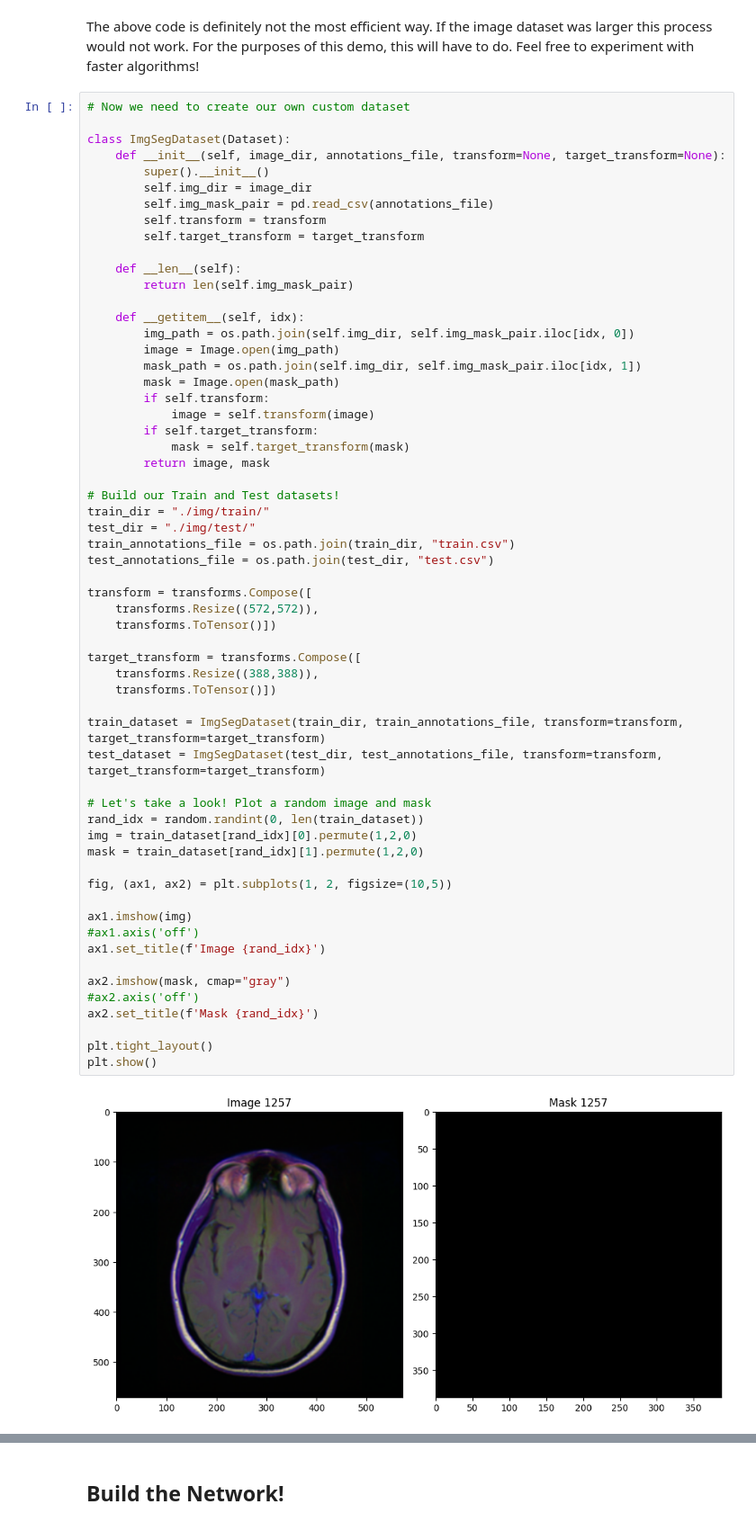
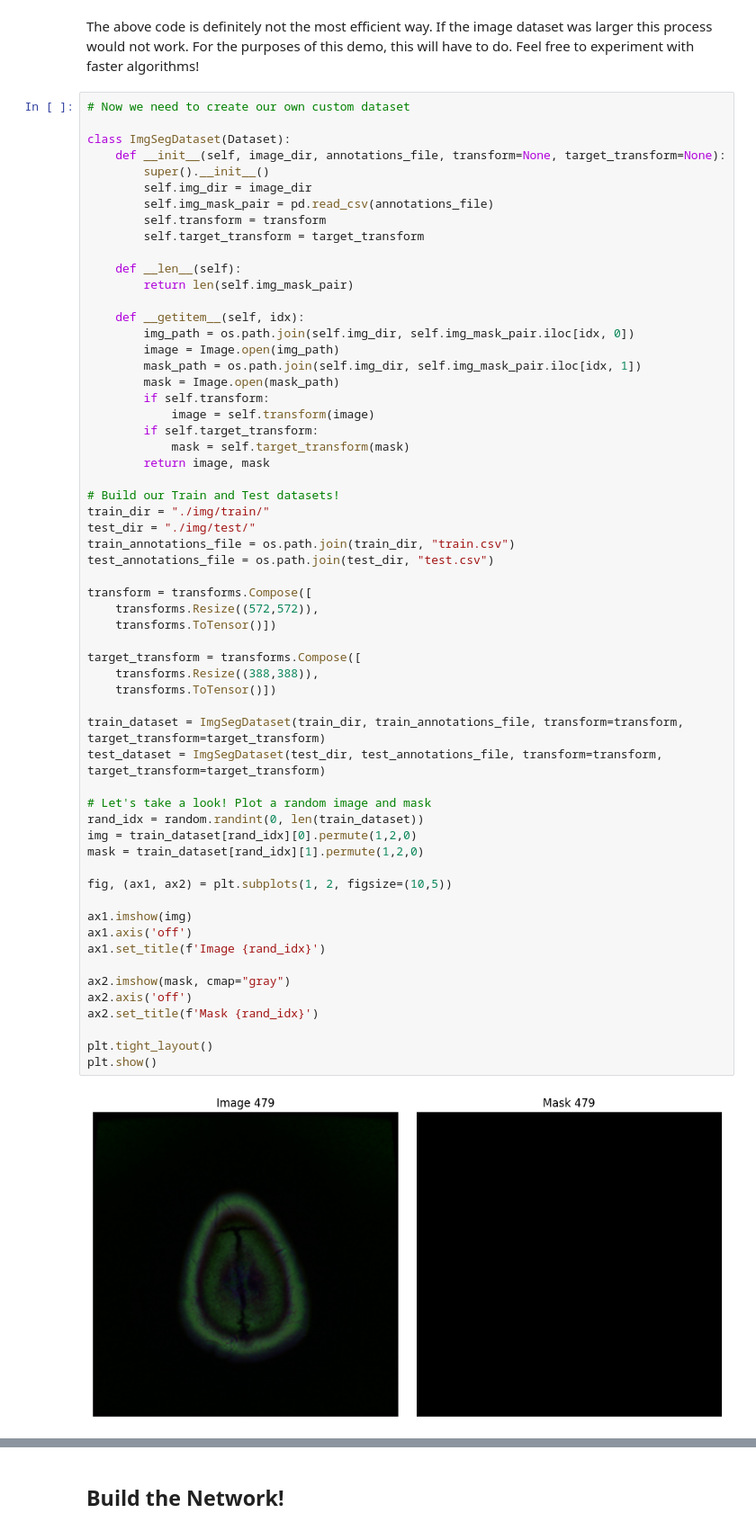
Before and after one commit to Chunt0/puttyU, a Jupyter notebook: Diffusion/UNet/unet.ipynb, the cells around one changed output, grey strips where cells are left out. Shown at 90% size. Saved outputs shown, nothing was run; the diff lists cells and outputs as text.

```diff
--- a/Diffusion/UNet/unet.ipynb
+++ b/Diffusion/UNet/unet.ipynb
@@ -284,36 +287,36 @@ test_dir = "./img/test/"
 train_annotations_file = os.path.join(train_dir, "train.csv")
 test_annotations_file = os.path.join(test_dir, "test.csv")
 
 transform = transforms.Compose([
     transforms.Resize((572,572)),
     transforms.ToTensor()])
 
 target_transform = transforms.Compose([
     transforms.Resize((388,388)),
     transforms.ToTensor()])
 
 train_dataset = ImgSegDataset(train_dir, train_annotations_file, transform=transform, target_transform=target_transform)
 test_dataset = ImgSegDataset(test_dir, test_annotations_file, transform=transform, target_transform=target_transform)
 
 # Let's take a look! Plot a random image and mask
 rand_idx = random.randint(0, len(train_dataset))
 img = train_dataset[rand_idx][0].permute(1,2,0)
 mask = train_dataset[rand_idx][1].permute(1,2,0)
 
 fig, (ax1, ax2) = plt.subplots(1, 2, figsize=(10,5))
 
 ax1.imshow(img)
-#ax1.axis('off')
+ax1.axis('off')
 ax1.set_title(f'Image {rand_idx}')
 
 ax2.imshow(mask, cmap="gray")
-#ax2.axis('off')
+ax2.axis('off')
 ax2.set_title(f'Mask {rand_idx}')
 
 plt.tight_layout()
 plt.show()
 # %% [output]
-[figure, old version]
+[figure, new version]
 # %%
 # Now let's turn them into DataLoaders
 # Set batch_size
```
Also changed, not shown: parts of 4 cells of this notebook.
